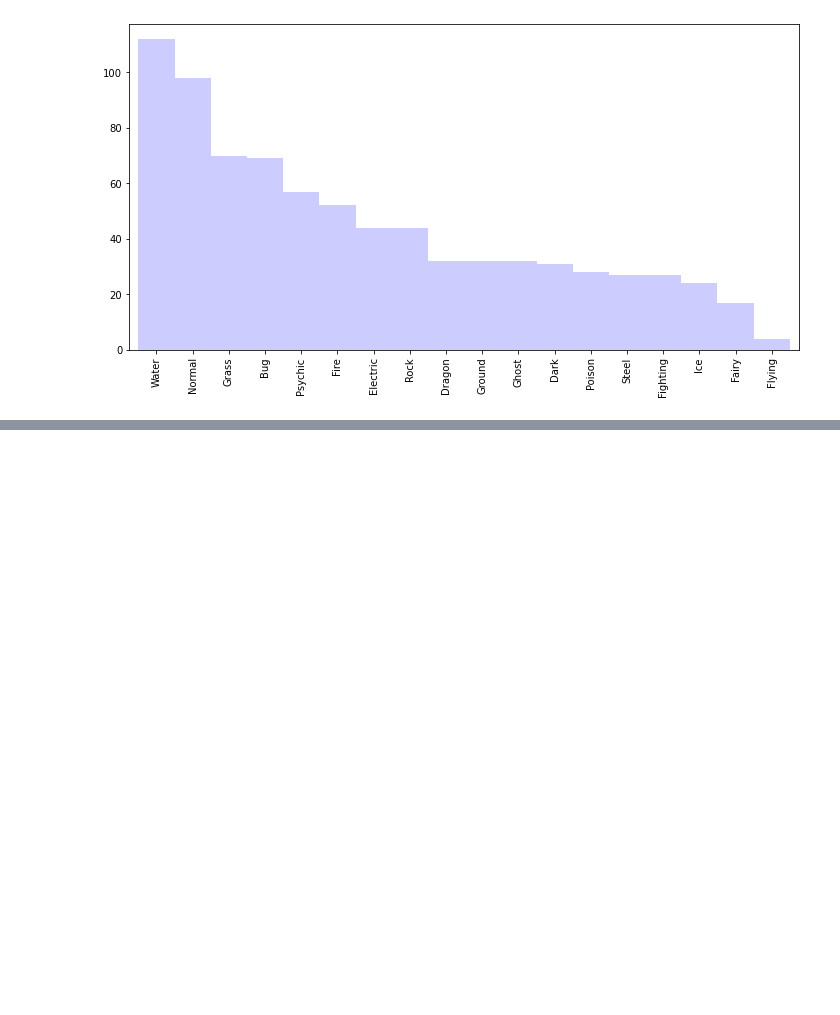
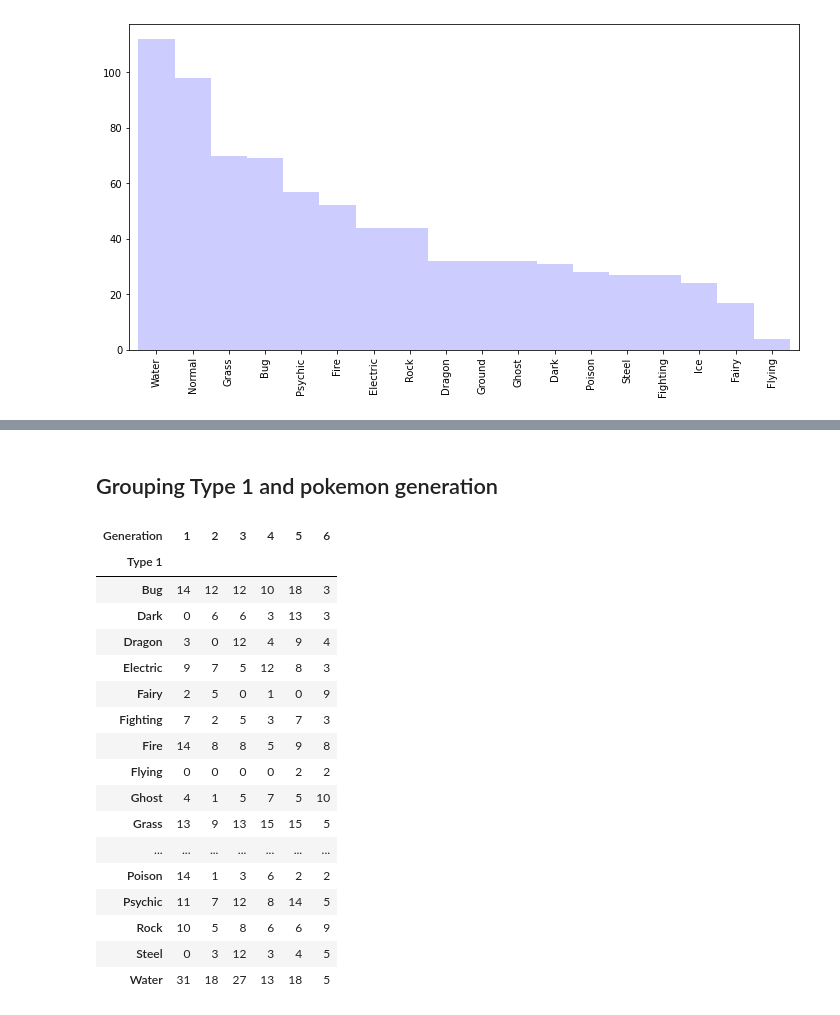
Before and after one commit to rayannoliveira/DataScience_Pokemon, a Jupyter notebook: pokemon statistics.ipynb, the cells around one changed output, grey strips where cells are left out. Drawn from its saved outputs; the diff is of its cells as text; code cells hidden in the pictures; blank space fills up the shorter version.

Commit message:
using crosstab

```diff
--- a/pokemon statistics.ipynb
+++ b/pokemon statistics.ipynb
@@ -178,0 +188,24 @@ df_frequence_qualitative['Frequence'].plot.bar(width=1, color = 'blue', alpha =
+# %% [markdown]
+## Grouping Type 1 and pokemon generation
+# %%
+frequence = pd.crosstab(df['Type 1'], df['Generation'])
+frequence
+# %% [output]
+| Generation | 1 | 2 | 3 | 4 | 5 | 6 |
+| Type 1 |  |  |  |  |  |  |
+| Bug | 14 | 12 | 12 | 10 | 18 | 3 |
+| Dark | 0 | 6 | 6 | 3 | 13 | 3 |
+| Dragon | 3 | 0 | 12 | 4 | 9 | 4 |
+| Electric | 9 | 7 | 5 | 12 | 8 | 3 |
+| Fairy | 2 | 5 | 0 | 1 | 0 | 9 |
+| Fighting | 7 | 2 | 5 | 3 | 7 | 3 |
+| Fire | 14 | 8 | 8 | 5 | 9 | 8 |
+| Flying | 0 | 0 | 0 | 0 | 2 | 2 |
+| Ghost | 4 | 1 | 5 | 7 | 5 | 10 |
+| Grass | 13 | 9 | 13 | 15 | 15 | 5 |
+| ... | ... | ... | ... | ... | ... | ... |
+| Poison | 14 | 1 | 3 | 6 | 2 | 2 |
+| Psychic | 11 | 7 | 12 | 8 | 14 | 5 |
+| Rock | 10 | 5 | 8 | 6 | 6 | 9 |
+| Steel | 0 | 3 | 12 | 3 | 4 | 5 |
+| Water | 31 | 18 | 27 | 13 | 18 | 5 |
```
Also changed, not shown: parts of 3 cells of this notebook.
